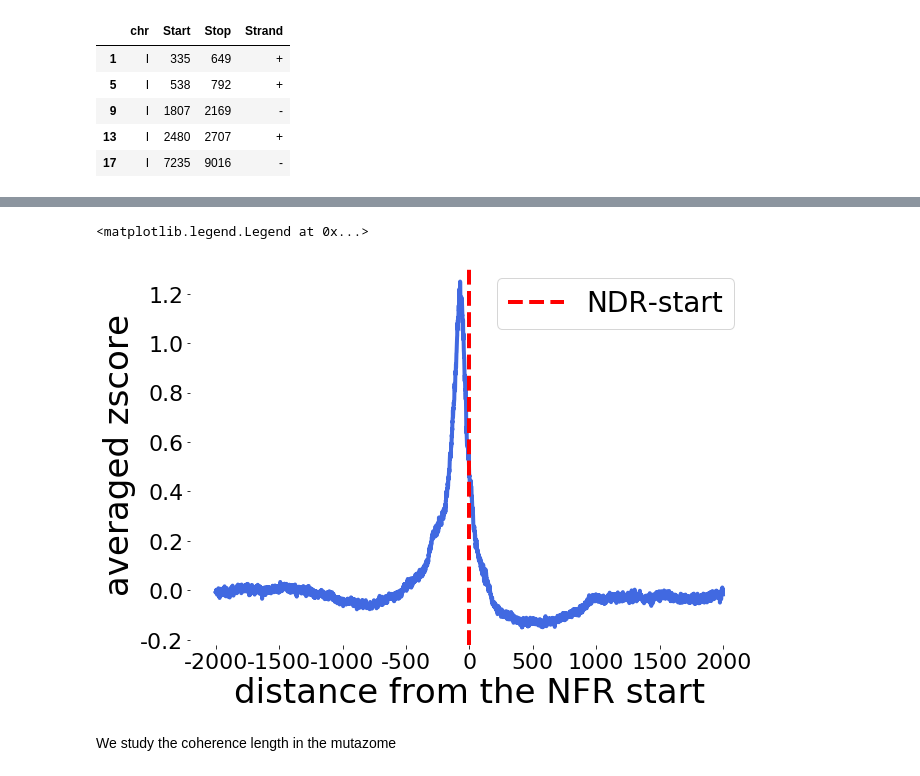
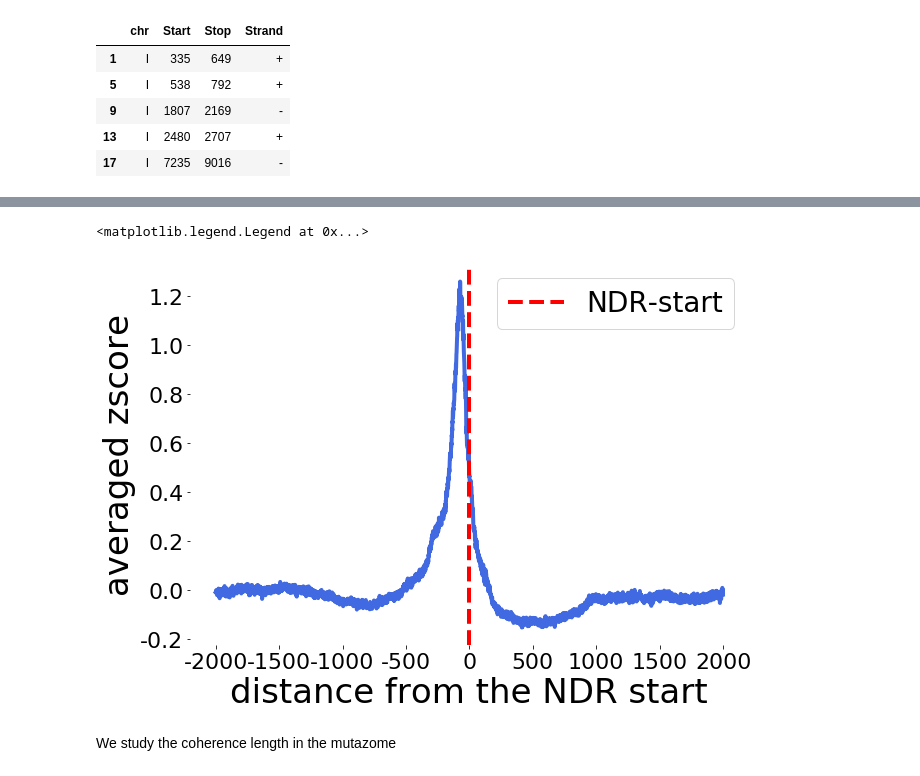
Before and after one commit to etirouthier/NucleosomeDensity, a Jupyter notebook: Programme/Studying_mutazome.ipynb, the cells around one changed output, grey strips where cells are left out. Cells and saved outputs as stored; diff of their text form; code cells hidden in the pictures.

```diff
--- a/Programme/Studying_mutazome.ipynb
+++ b/Programme/Studying_mutazome.ipynb
@@ -263,35 +291,35 @@ for chrom in range(1, 17):
     nfr_region_start = np.array([zscore[pos - WX : pos + WX]\
                                  for pos in nfr_starts_])
     nfr_region_stop = np.array([zscores['chr' + str(chrom)][pos - WX : pos + WX][::-1]\
                                  for pos in nfr_stops['chr' + str(chrom)][nfr_stops['chr' + str(chrom)] < len(zscore) - WX]])
     nfr_region = np.append(nfr_region, nfr_region_start, axis=0)
     nfr_region = np.append(nfr_region, nfr_region_stop, axis=0)
 
 fig = plt.figure(figsize=(10, 7))
 ax = plt.axes()
 plt.plot(range(- WX, WX), np.mean(nfr_region[1:], axis=0), color='royalblue', linewidth=4)
 
 ax.set_yticklabels(np.around(np.arange(-0.4, 1.4, 0.2), 1), fontsize=22)
 ax.set_xticklabels(np.arange(-2500, 2500, 500), fontsize=22)
-ax.set_xlabel('distance from the NFR start', fontsize=34)
+ax.set_xlabel('distance from the NDR start', fontsize=34)
 ax.set_ylabel('averaged zscore', fontsize=34)
 ax.spines['top'].set_visible(False)
 ax.spines['right'].set_visible(False)
 ax.spines['bottom'].set_visible(False)
 ax.spines['left'].set_visible(False)
 
 plt.axvline(x=0, color='r', linestyle='--', linewidth=4)
 ax.legend(handles=[mlines.Line2D([], [],
                                  color='r',
                                  linewidth=4,
                                  markersize=34,
                                  linestyle='--',
                                  label="NDR-start")],
          fontsize=28,
          loc='best')
 # %% [output]
 <matplotlib.legend.Legend at 0x...>
-[figure, old version]
+[figure, new version]
 # %% [markdown]
 We study the coherence length in the mutazome
 # %%
```
Also changed, not shown: parts of 16 cells of this notebook, 3 other files.
